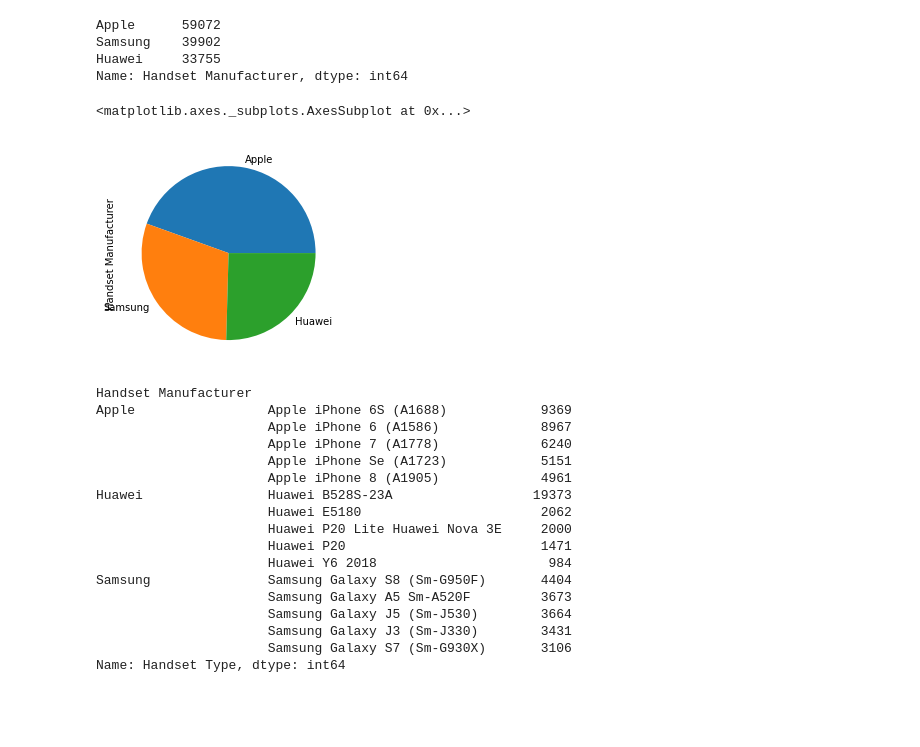
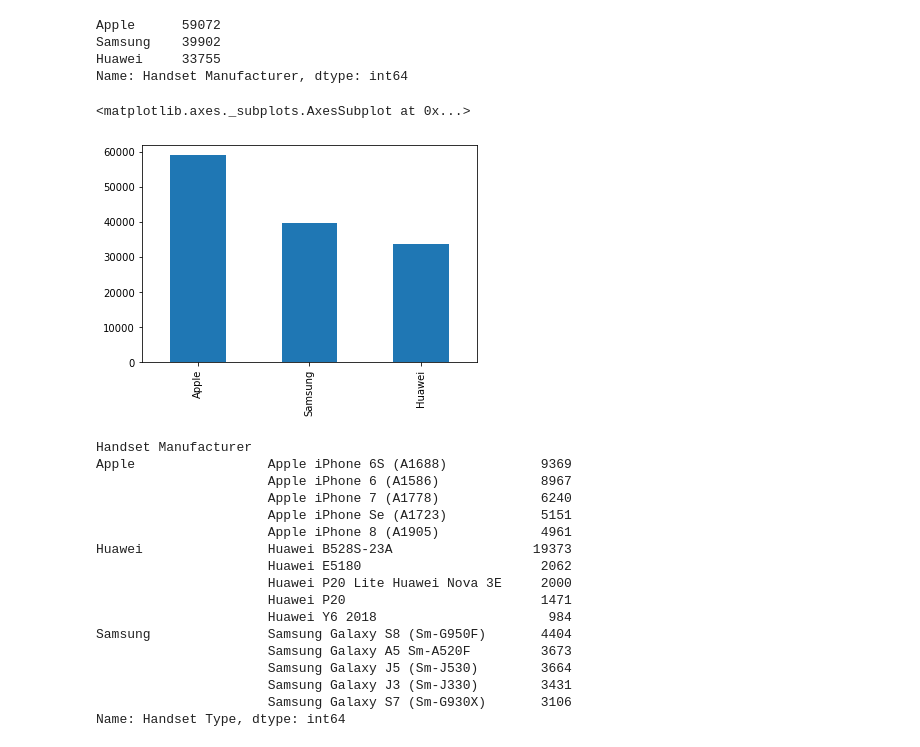
Before and after one commit to tesfayealex/Tellco-Data-Analysis, a Jupyter notebook: notebooks/User Overview Analysis.ipynb, the cells around one changed output. Drawn from its saved outputs; the diff is of its cells as text; code cells hidden in the pictures; blank space fills up the shorter version.

```diff
--- a/notebooks/User Overview Analysis.ipynb
+++ b/notebooks/User Overview Analysis.ipynb
@@ -59,9 +83,10 @@ Apple      59072
 Samsung    39902
 Huawei     33755
 Name: Handset Manufacturer, dtype: int64
-# %%
-top_handset_manufacturers.plot(kind='pie')
-# %% [output]
-<matplotlib.axes._subplots.AxesSubplot at 0x...>
-[figure, removed]
+# %%
+# Plot the top manufacturers
+top_handset_manufacturers.plot(kind='bar')
+# %% [output]
+<matplotlib.axes._subplots.AxesSubplot at 0x...>
+[figure, added]
 # %%
```
Also changed, not shown: parts of 16 cells of this notebook.
